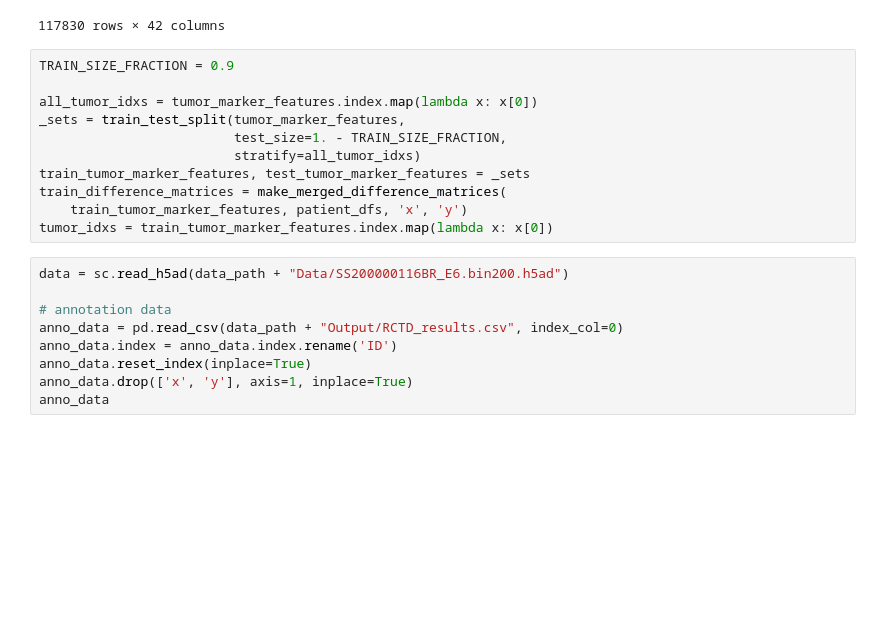
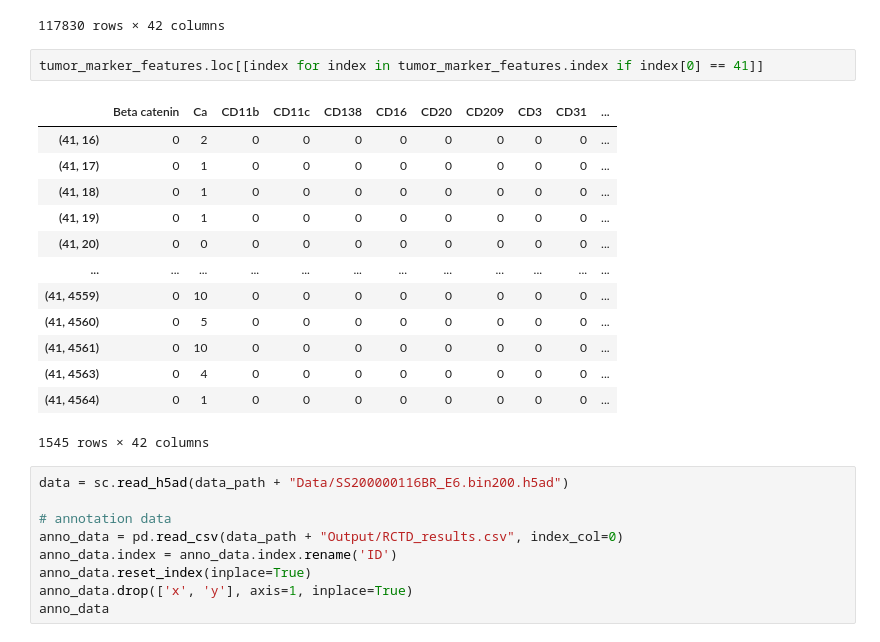
Before and after one commit to Czzmh/CODE, a Jupyter notebook: MYCODE/spatial_lda.ipynb, the cells around one changed output. Saved outputs shown, nothing was run; the diff lists cells and outputs as text; blank space fills up the shorter version.

```diff
--- a/MYCODE/spatial_lda.ipynb
+++ b/MYCODE/spatial_lda.ipynb
@@ -70,17 +78,22 @@ tumor_marker_features
 | (41, 4563) | 0 | 4 | 0 | 0 | 0 | 0 | 0 | 0 | 0 | 0 | ... |
 | (41, 4564) | 0 | 1 | 0 | 0 | 0 | 0 | 0 | 0 | 0 | 0 | ... |
 117830 rows × 42 columns
-# %%
-TRAIN_SIZE_FRACTION = 0.9
-
-all_tumor_idxs = tumor_marker_features.index.map(lambda x: x[0])
-_sets = train_test_split(tumor_marker_features,
-                         test_size=1. - TRAIN_SIZE_FRACTION,
-                         stratify=all_tumor_idxs)
-train_tumor_marker_features, test_tumor_marker_features = _sets
-train_difference_matrices = make_merged_difference_matrices(
-    train_tumor_marker_features, patient_dfs, 'x', 'y')
-tumor_idxs = train_tumor_marker_features.index.map(lambda x: x[0])
+# %%
+tumor_marker_features.loc[[index for index in tumor_marker_features.index if index[0] == 41]]
+# %% [output]
+|  | Beta catenin | Ca | CD11b | CD11c | CD138 | CD16 | CD20 | CD209 | CD3 | CD31 | ... |
+| (41, 16) | 0 | 2 | 0 | 0 | 0 | 0 | 0 | 0 | 0 | 0 | ... |
+| (41, 17) | 0 | 1 | 0 | 0 | 0 | 0 | 0 | 0 | 0 | 0 | ... |
+| (41, 18) | 0 | 1 | 0 | 0 | 0 | 0 | 0 | 0 | 0 | 0 | ... |
+| (41, 19) | 0 | 1 | 0 | 0 | 0 | 0 | 0 | 0 | 0 | 0 | ... |
+| (41, 20) | 0 | 0 | 0 | 0 | 0 | 0 | 0 | 0 | 0 | 0 | ... |
+| ... | ... | ... | ... | ... | ... | ... | ... | ... | ... | ... | ... |
+| (41, 4559) | 0 | 10 | 0 | 0 | 0 | 0 | 0 | 0 | 0 | 0 | ... |
+| (41, 4560) | 0 | 5 | 0 | 0 | 0 | 0 | 0 | 0 | 0 | 0 | ... |
+| (41, 4561) | 0 | 10 | 0 | 0 | 0 | 0 | 0 | 0 | 0 | 0 | ... |
+| (41, 4563) | 0 | 4 | 0 | 0 | 0 | 0 | 0 | 0 | 0 | 0 | ... |
+| (41, 4564) | 0 | 1 | 0 | 0 | 0 | 0 | 0 | 0 | 0 | 0 | ... |
+1545 rows × 42 columns
 # %%
 data = sc.read_h5ad(data_path + "Data/SS200000116BR_E6.bin200.h5ad")
 
```
Also changed, not shown: parts of 18 cells of this notebook, 2 other files.
